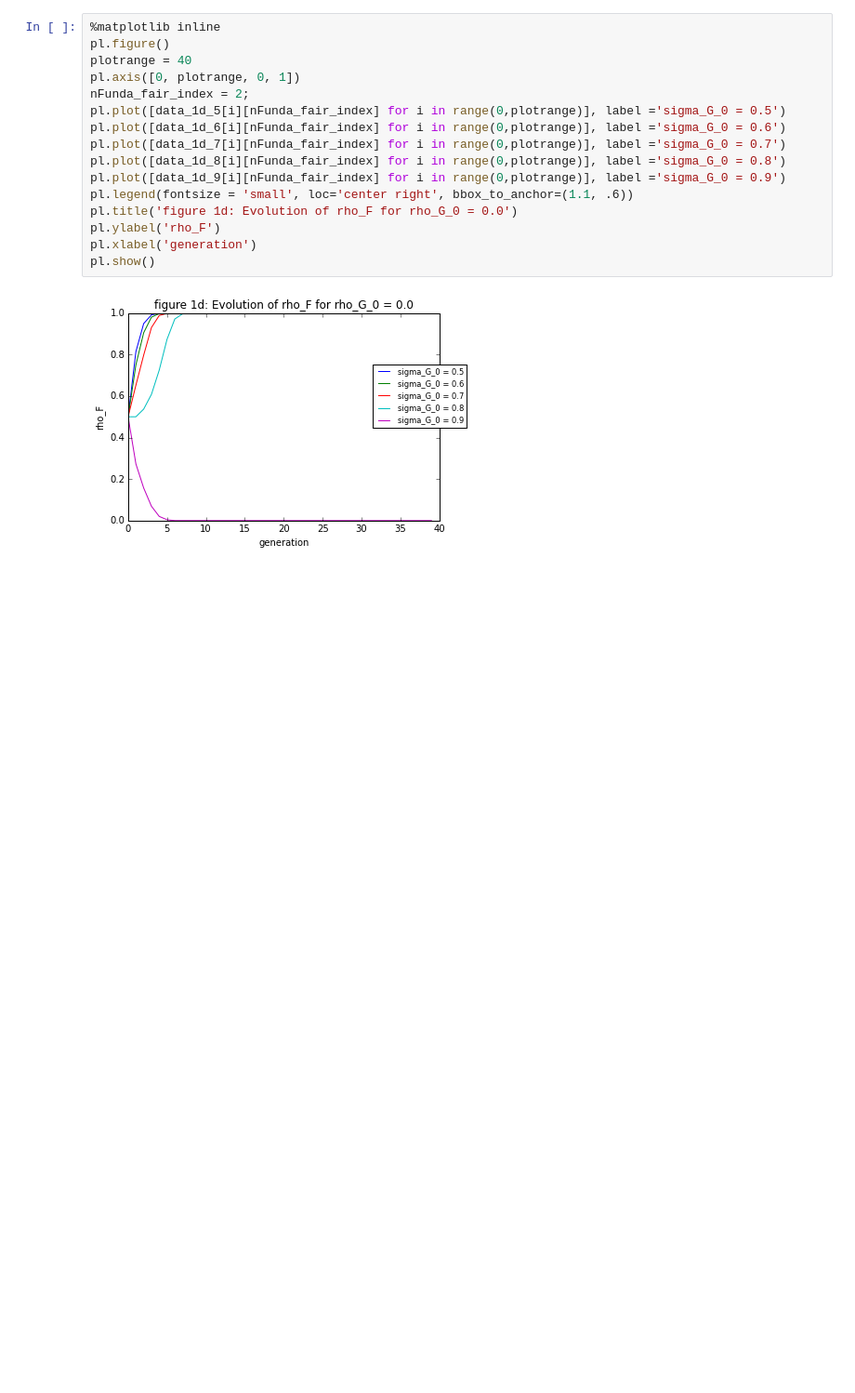
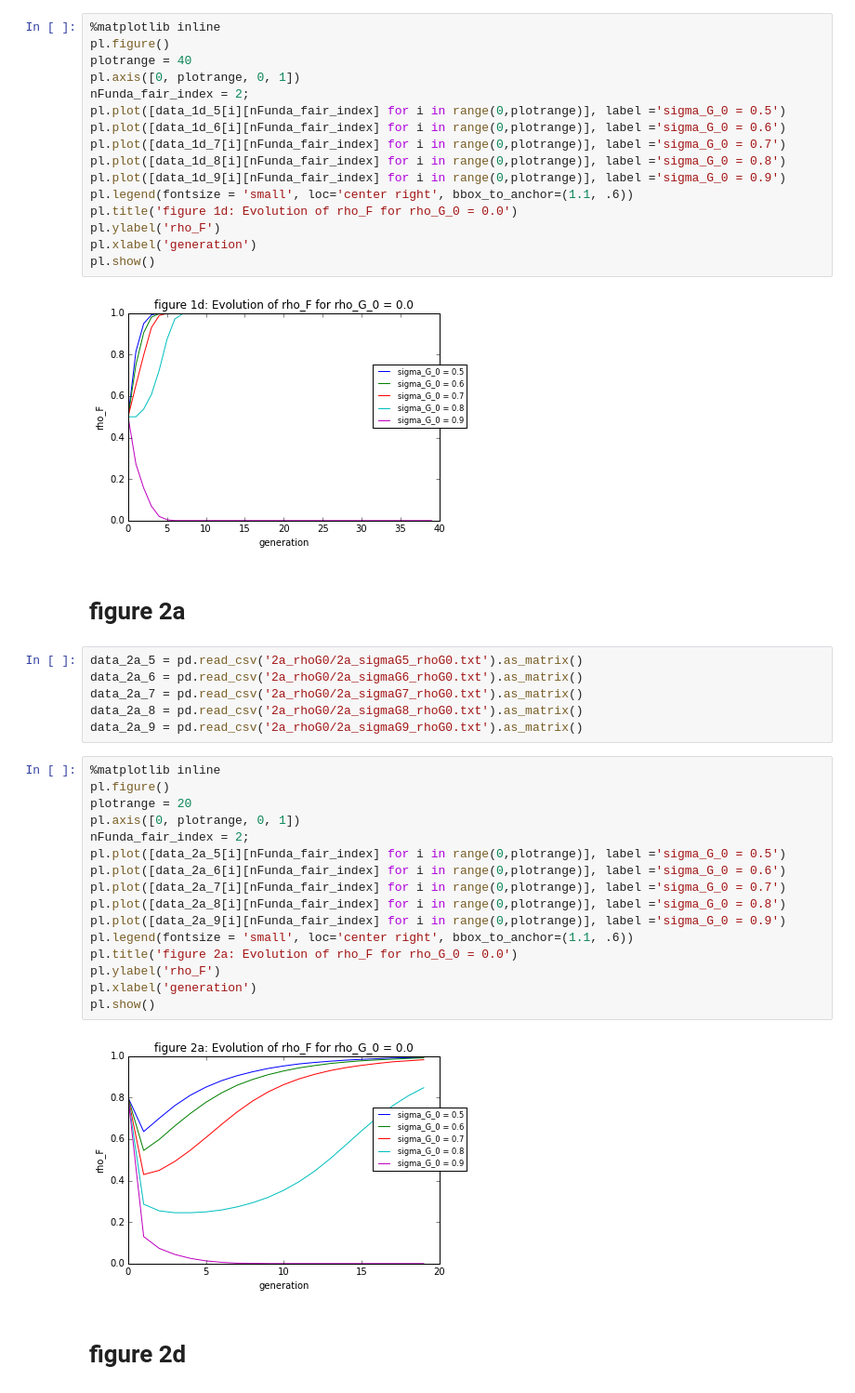
Before and after one commit to nversbra/GameTheory, a Jupyter notebook: GT/results/Plots.ipynb, the cells around one changed output. Shown: that part at 93% size. Drawn from its saved outputs; the diff is of its cells as text; blank space fills up the shorter version.

```diff
--- a/GT/results/Plots.ipynb
+++ b/GT/results/Plots.ipynb
@@ -154,3 +166,31 @@ pl.xlabel('generation')
 pl.show()
 # %% [output]
 [figure]
+# %% [markdown]
+# figure 2a
+# %%
+data_2a_5 = pd.read_csv('2a_rhoG0/2a_sigmaG5_rhoG0.txt').as_matrix()
+data_2a_6 = pd.read_csv('2a_rhoG0/2a_sigmaG6_rhoG0.txt').as_matrix()
+data_2a_7 = pd.read_csv('2a_rhoG0/2a_sigmaG7_rhoG0.txt').as_matrix()
+data_2a_8 = pd.read_csv('2a_rhoG0/2a_sigmaG8_rhoG0.txt').as_matrix()
+data_2a_9 = pd.read_csv('2a_rhoG0/2a_sigmaG9_rhoG0.txt').as_matrix()
+# %%
+%matplotlib inline
+pl.figure()
+plotrange = 20
+pl.axis([0, plotrange, 0, 1])
+nFunda_fair_index = 2;
+pl.plot([data_2a_5[i][nFunda_fair_index] for i in range(0,plotrange)], label ='sigma_G_0 = 0.5')
+pl.plot([data_2a_6[i][nFunda_fair_index] for i in range(0,plotrange)], label ='sigma_G_0 = 0.6')
+pl.plot([data_2a_7[i][nFunda_fair_index] for i in range(0,plotrange)], label ='sigma_G_0 = 0.7')
+pl.plot([data_2a_8[i][nFunda_fair_index] for i in range(0,plotrange)], label ='sigma_G_0 = 0.8')
+pl.plot([data_2a_9[i][nFunda_fair_index] for i in range(0,plotrange)], label ='sigma_G_0 = 0.9')
+pl.legend(fontsize = 'small', loc='center right', bbox_to_anchor=(1.1, .6))
+pl.title('figure 2a: Evolution of rho_F for rho_G_0 = 0.0')
+pl.ylabel('rho_F')
+pl.xlabel('generation')
+pl.show()
+# %% [output]
+[figure, added]
+# %% [markdown]
+# figure 2d
```
Also changed, not shown: parts of 11 cells of this notebook, 10 other files.
